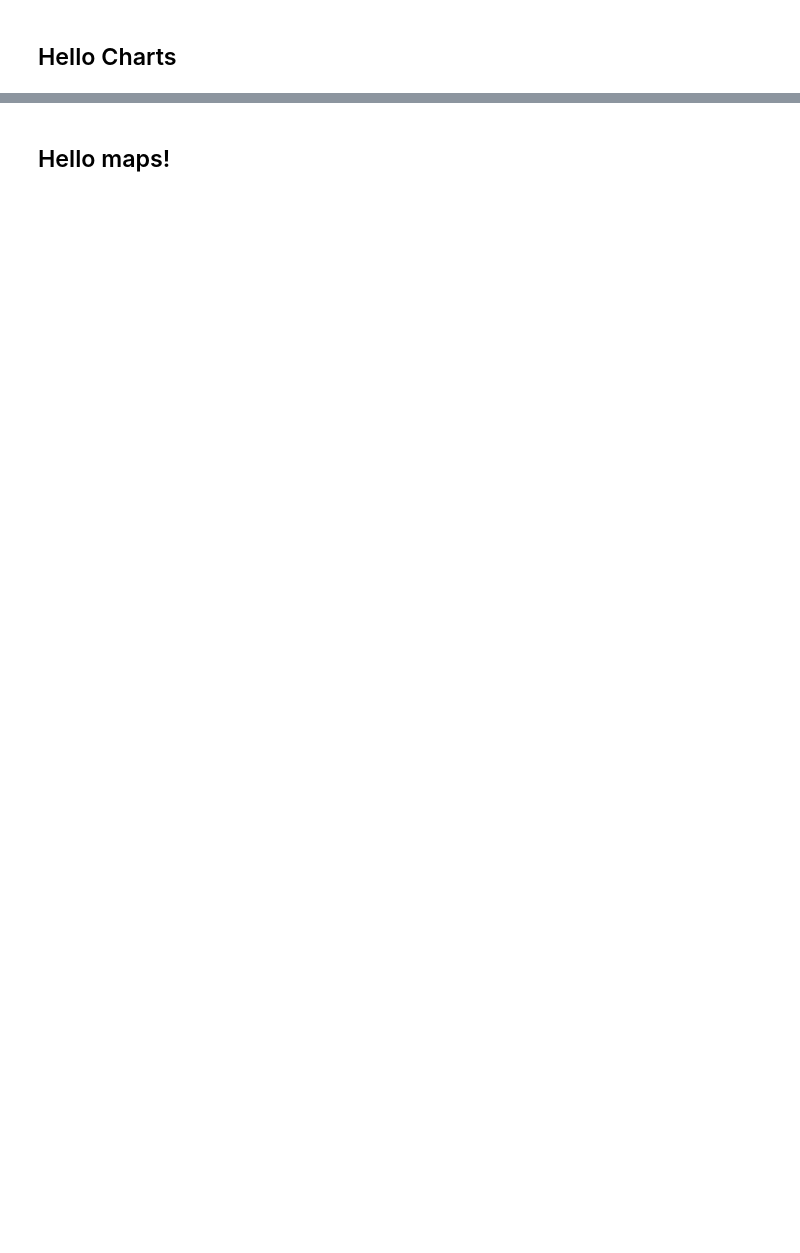
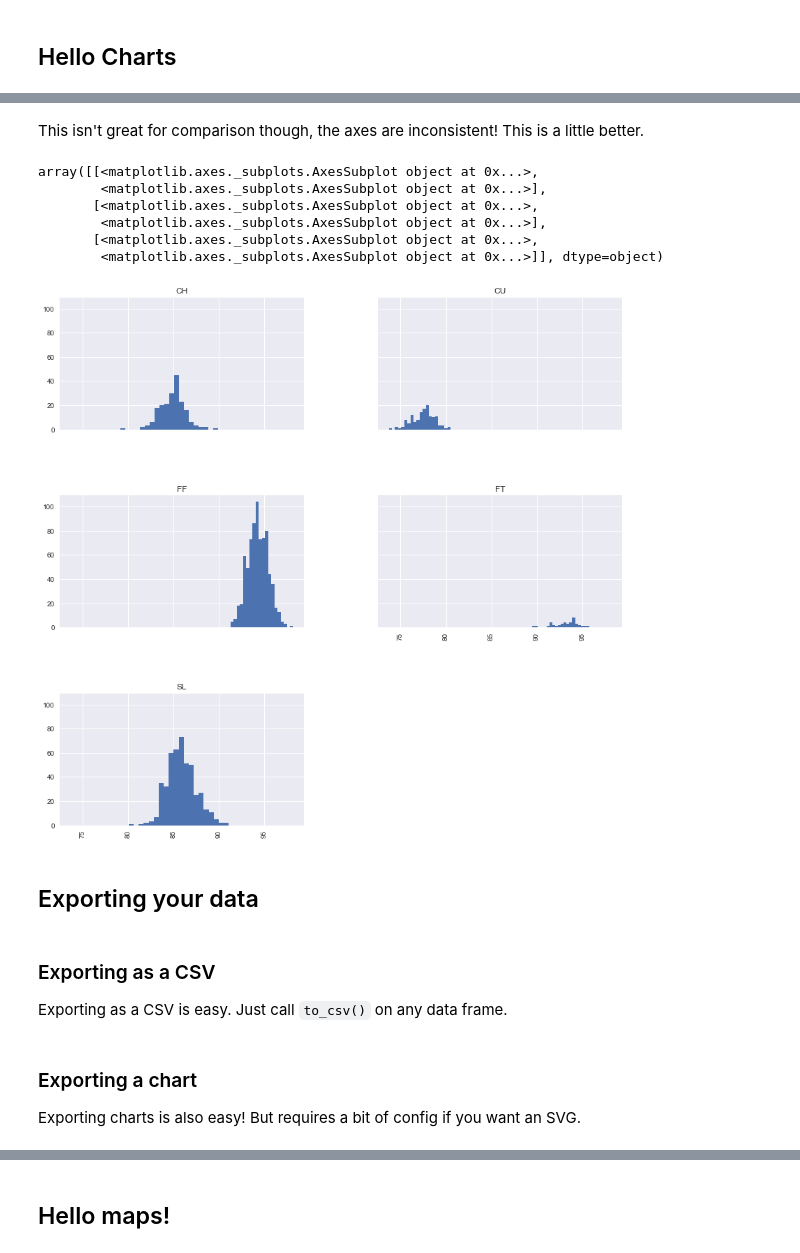
Before and after one commit to emamd/jupyter-skillshare, a Jupyter notebook: jupyter-skillshare.ipynb, the cells around one changed output, grey strips where cells are left out. Cells and saved outputs as stored; diff of their text form; code cells hidden in the pictures; blank space fills up the shorter version.

```diff
--- a/jupyter-skillshare.ipynb
+++ b/jupyter-skillshare.ipynb
@@ -187,0 +369,24 @@ Name: release_speed, dtype: float64
+# %% [markdown]
+This isn't great for comparison though, the axes are inconsistent! This is a little better.
+# %%
+scherzer.hist('release_speed',
+              by='pitch_type',
+              bins=20,
+              figsize=(14, 14),
+              sharex=True,
+              sharey=True
+             )
+# %% [output]
+array([[<matplotlib.axes._subplots.AxesSubplot object at 0x...>,
+        <matplotlib.axes._subplots.AxesSubplot object at 0x...>],
+       [<matplotlib.axes._subplots.AxesSubplot object at 0x...>,
+        <matplotlib.axes._subplots.AxesSubplot object at 0x...>],
+       [<matplotlib.axes._subplots.AxesSubplot object at 0x...>,
+        <matplotlib.axes._subplots.AxesSubplot object at 0x...>]], dtype=object)
+[figure, added]
+# %% [markdown]
+## Exporting your data
+# %% [markdown]
+### Exporting as a CSV
+
+Exporting as a CSV is easy. Just call `to_csv()` on any data frame.
@@ -187,0 +395,4 @@ Name: release_speed, dtype: float64
+# %% [markdown]
+### Exporting a chart
+
+Exporting charts is also easy! But requires a bit of config if you want an SVG.
```
Also changed, not shown: parts of 40 cells of this notebook, 3 other files.
